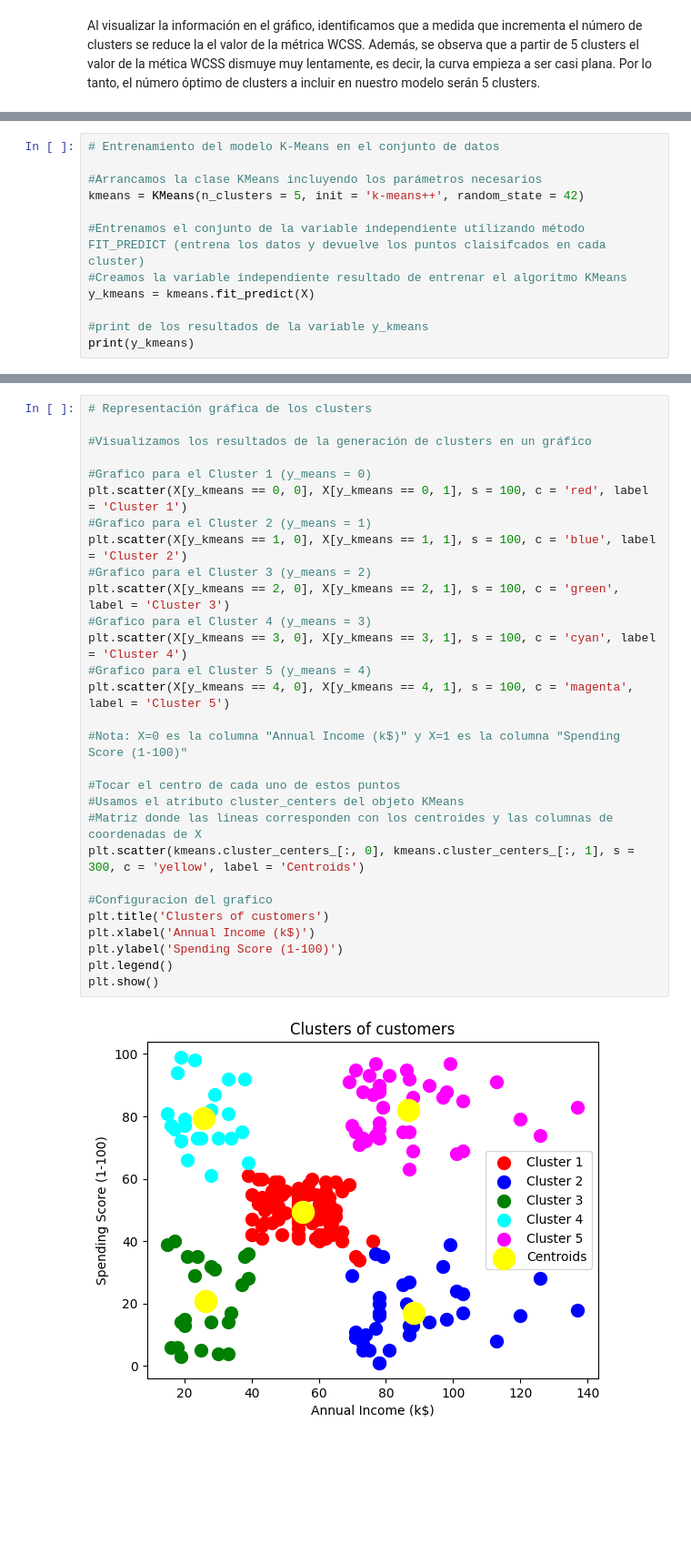
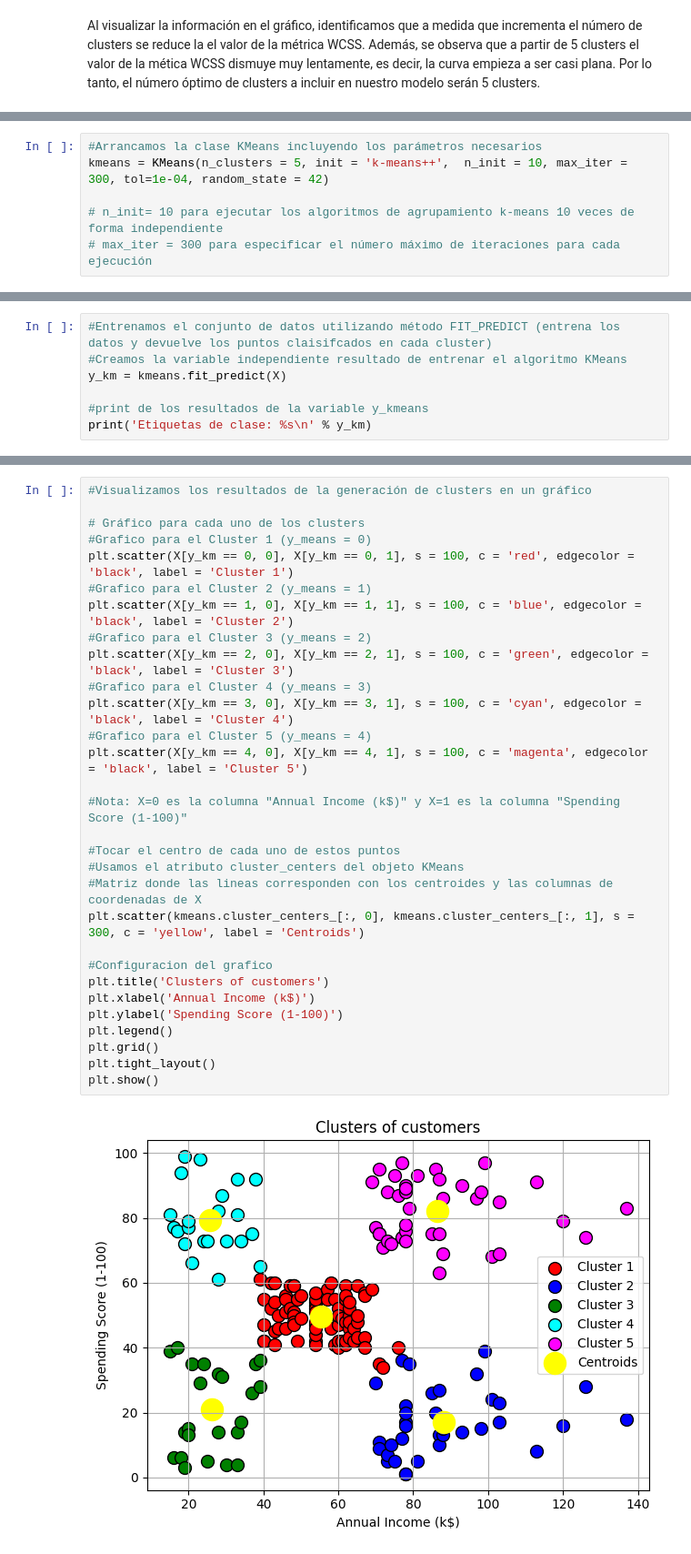
Before and after one commit to lmendezotero/Customer-Segmentation, a Jupyter notebook: clustering_kmeans.ipynb, the cells around one changed output, grey strips where cells are left out. Shown: that part at 91% size. Drawn from its saved outputs; the diff is of its cells as text; blank space fills up the shorter version.

Commit message:
Finalización análisis del algoritmo K-means

```diff
--- a/clustering_kmeans.ipynb
+++ b/clustering_kmeans.ipynb
@@ -97,0 +170,6 @@ Al visualizar la información en el gráfico, identificamos que a medida que inc
+# %%
+#Arrancamos la clase KMeans incluyendo los parámetros necesarios
+kmeans = KMeans(n_clusters = 5, init = 'k-means++',  n_init = 10, max_iter = 300, tol=1e-04, random_state = 42)
+
+# n_init= 10 para ejecutar los algoritmos de agrupamiento k-means 10 veces de forma independiente
+# max_iter = 300 para especificar el número máximo de iteraciones para cada ejecución
@@ -98,13 +182,8 @@ Al visualizar la información en el gráfico, identificamos que a medida que inc
 # %%
-# Entrenamiento del modelo K-Means en el conjunto de datos
-
-#Arrancamos la clase KMeans incluyendo los parámetros necesarios
-kmeans = KMeans(n_clusters = 5, init = 'k-means++', random_state = 42)
-
-#Entrenamos el conjunto de la variable independiente utilizando método FIT_PREDICT (entrena los datos y devuelve los puntos claisifcados en cada cluster)
+#Entrenamos el conjunto de datos utilizando método FIT_PREDICT (entrena los datos y devuelve los puntos claisifcados en cada cluster)
 #Creamos la variable independiente resultado de entrenar el algoritmo KMeans
-y_kmeans = kmeans.fit_predict(X)
+y_km = kmeans.fit_predict(X)
 
 #print de los resultados de la variable y_kmeans
-print(y_kmeans)
+print('Etiquetas de clase: %s\n' % y_km)
 # %% [output]
@@ -117,31 +209,32 @@ print(y_kmeans)
 # %%
-# Representación gráfica de los clusters
-
 #Visualizamos los resultados de la generación de clusters en un gráfico
 
+# Gráfico para cada uno de los clusters
 #Grafico para el Cluster 1 (y_means = 0)
-plt.scatter(X[y_kmeans == 0, 0], X[y_kmeans == 0, 1], s = 100, c = 'red', label = 'Cluster 1')
+plt.scatter(X[y_km == 0, 0], X[y_km == 0, 1], s = 100, c = 'red', edgecolor = 'black', label = 'Cluster 1')
 #Grafico para el Cluster 2 (y_means = 1)
-plt.scatter(X[y_kmeans == 1, 0], X[y_kmeans == 1, 1], s = 100, c = 'blue', label = 'Cluster 2')
+plt.scatter(X[y_km == 1, 0], X[y_km == 1, 1], s = 100, c = 'blue', edgecolor = 'black', label = 'Cluster 2')
 #Grafico para el Cluster 3 (y_means = 2)
-plt.scatter(X[y_kmeans == 2, 0], X[y_kmeans == 2, 1], s = 100, c = 'green', label = 'Cluster 3')
+plt.scatter(X[y_km == 2, 0], X[y_km == 2, 1], s = 100, c = 'green', edgecolor = 'black', label = 'Cluster 3')
 #Grafico para el Cluster 4 (y_means = 3)
-plt.scatter(X[y_kmeans == 3, 0], X[y_kmeans == 3, 1], s = 100, c = 'cyan', label = 'Cluster 4')
+plt.scatter(X[y_km == 3, 0], X[y_km == 3, 1], s = 100, c = 'cyan', edgecolor = 'black', label = 'Cluster 4')
 #Grafico para el Cluster 5 (y_means = 4)
-plt.scatter(X[y_kmeans == 4, 0], X[y_kmeans == 4, 1], s = 100, c = 'magenta', label = 'Cluster 5')
+plt.scatter(X[y_km == 4, 0], X[y_km == 4, 1], s = 100, c = 'magenta', edgecolor = 'black', label = 'Cluster 5')
 
 #Nota: X=0 es la columna "Annual Income (k$)" y X=1 es la columna "Spending Score (1-100)"
 
 #Tocar el centro de cada uno de estos puntos
 #Usamos el atributo cluster_centers del objeto KMeans
 #Matriz donde las lineas corresponden con los centroides y las columnas de coordenadas de X
 plt.scatter(kmeans.cluster_centers_[:, 0], kmeans.cluster_centers_[:, 1], s = 300, c = 'yellow', label = 'Centroids')
 
 #Configuracion del grafico
 plt.title('Clusters of customers')
 plt.xlabel('Annual Income (k$)')
 plt.ylabel('Spending Score (1-100)')
 plt.legend()
+plt.grid()
+plt.tight_layout()
 plt.show()
 # %% [output]
-[figure, old version]
+[figure, new version]
```
Also changed, not shown: parts of 38 cells of this notebook.
